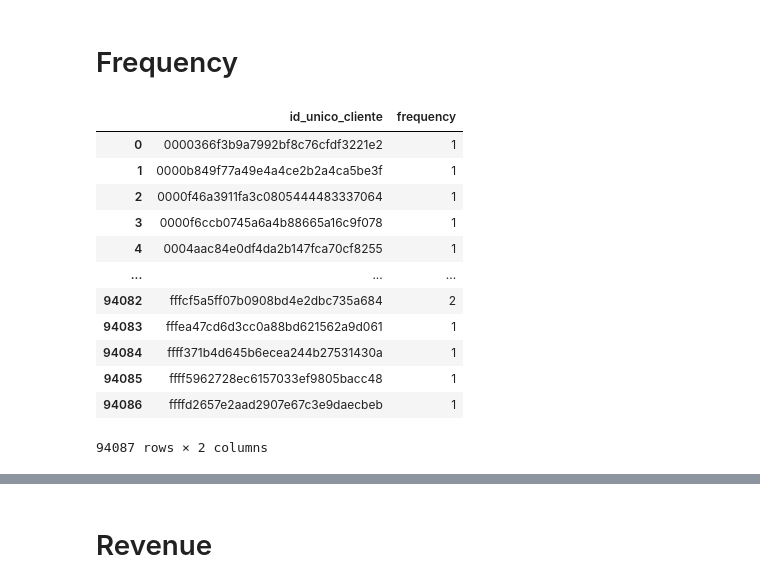
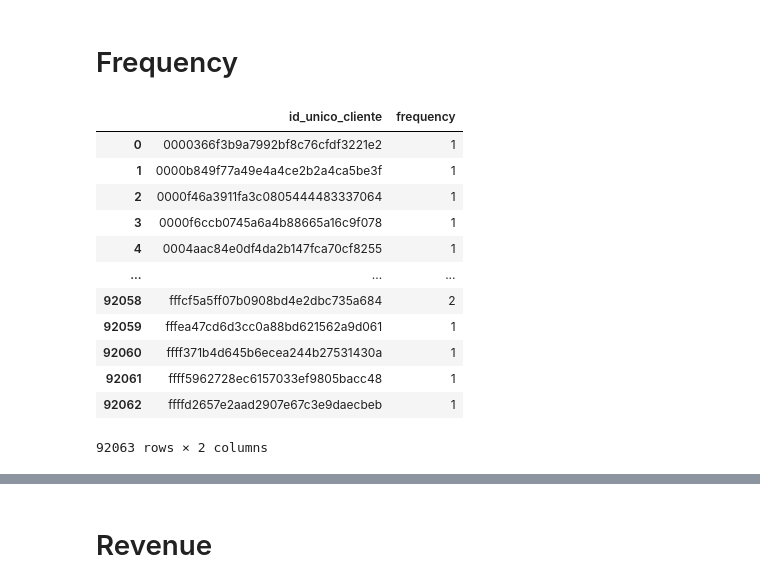
Before and after one commit to MpRonald/Machine-Learning, a Jupyter notebook: Clustering_Customer.ipynb, the cells around one changed output, grey strips where cells are left out. Drawn from its saved outputs; the diff is of its cells as text; code cells hidden in the pictures.

```diff
--- a/Clustering_Customer.ipynb
+++ b/Clustering_Customer.ipynb
@@ -293,23 +293,23 @@ data_user_2.groupby('cluster_recency')['recency'].describe()
 # %% [markdown]
 # Frequency
 # %%
-data_frequency = data.groupby('id_unico_cliente').pedido_aprovado.count().reset_index()
+data_frequency = dataset.groupby('id_unico_cliente').pedido_aprovado.count().reset_index()
 data_frequency.columns = ['id_unico_cliente', 'frequency']
 data_frequency
 # %% [output]
 |  | id_unico_cliente | frequency |
 | 0 | 0000366f3b9a7992bf8c76cfdf3221e2 | 1 |
 | 1 | 0000b849f77a49e4a4ce2b2a4ca5be3f | 1 |
 | 2 | 0000f46a3911fa3c0805444483337064 | 1 |
 | 3 | 0000f6ccb0745a6a4b88665a16c9f078 | 1 |
 | 4 | 0004aac84e0df4da2b147fca70cf8255 | 1 |
 | ... | ... | ... |
-| 94082 | fffcf5a5ff07b0908bd4e2dbc735a684 | 2 |
-| 94083 | fffea47cd6d3cc0a88bd621562a9d061 | 1 |
-| 94084 | ffff371b4d645b6ecea244b27531430a | 1 |
-| 94085 | ffff5962728ec6157033ef9805bacc48 | 1 |
-| 94086 | ffffd2657e2aad2907e67c3e9daecbeb | 1 |
+| 92058 | fffcf5a5ff07b0908bd4e2dbc735a684 | 2 |
+| 92059 | fffea47cd6d3cc0a88bd621562a9d061 | 1 |
+| 92060 | ffff371b4d645b6ecea244b27531430a | 1 |
+| 92061 | ffff5962728ec6157033ef9805bacc48 | 1 |
+| 92062 | ffffd2657e2aad2907e67c3e9daecbeb | 1 |
-94087 rows × 2 columns
+92063 rows × 2 columns
 # %%
 data_user_2 = pd.merge(data_user_2, data_frequency, on='id_unico_cliente')
 data_user_2
```
Also changed, not shown: parts of 22 cells of this notebook.
